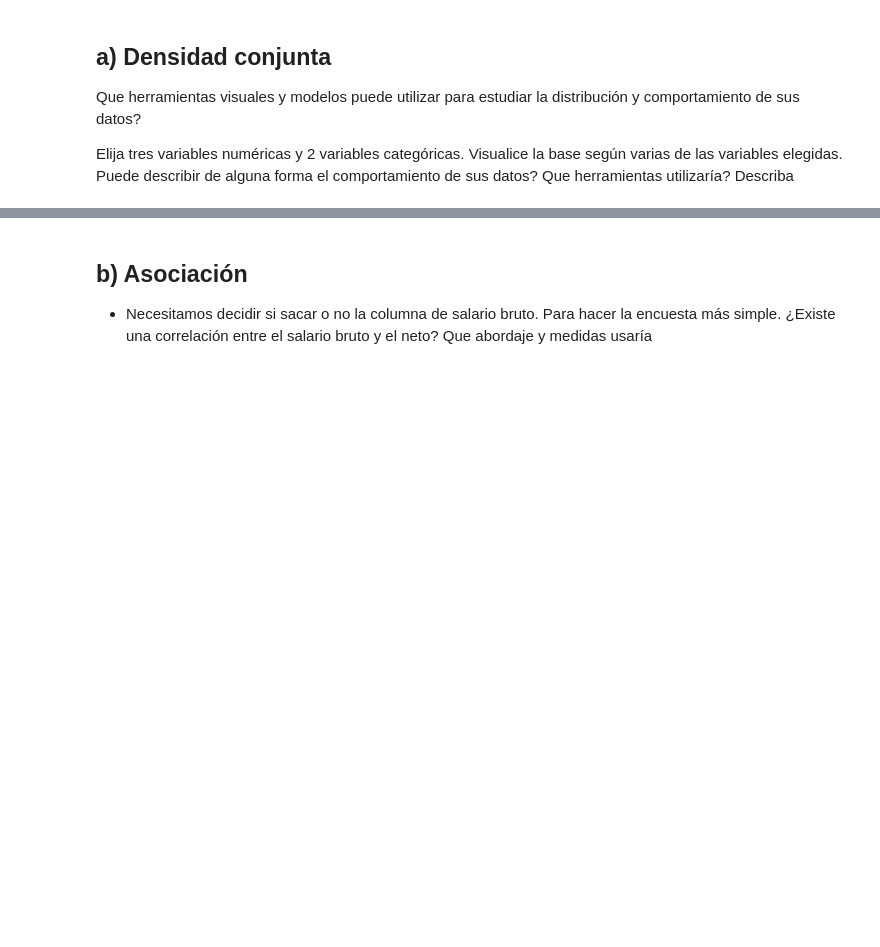
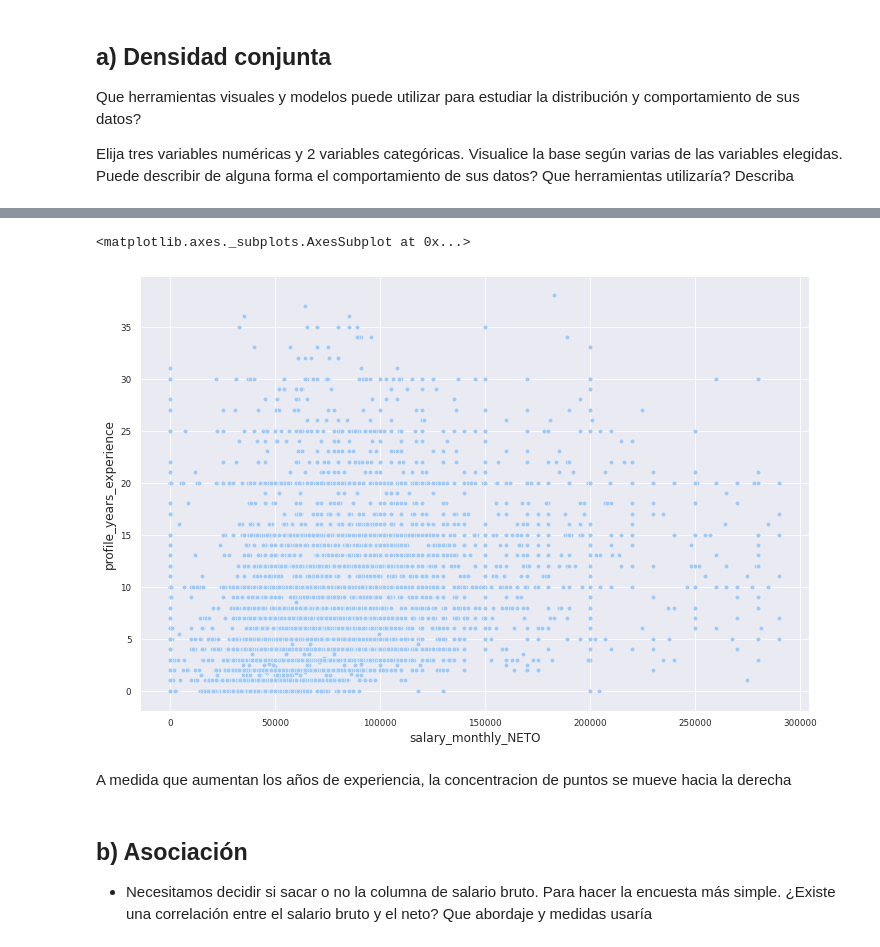
Before and after one commit to Natali-PP/diplodatos2021, a Jupyter notebook: Copia_de_Palas_Atenea_AyVdD_Entregable_Parte_1.ipynb, the cells around one changed output, grey strips where cells are left out. Cells and saved outputs as stored; diff of their text form; code cells hidden in the pictures; blank space fills up the shorter version.

```diff
--- a/Copia_de_Palas_Atenea_AyVdD_Entregable_Parte_1.ipynb
+++ b/Copia_de_Palas_Atenea_AyVdD_Entregable_Parte_1.ipynb
@@ -1388,3 +1502,12 @@ Elija tres variables numéricas y 2 variables categóricas. Visualice la base se
+# %%
+fig, axes = plt.subplots(figsize=(12, 8))
+
+seaborn.scatterplot(data=df_inliers[df_inliers['profile_years_experience']<40], x='salary_monthly_NETO', y='profile_years_experience')
+# %% [output]
+<matplotlib.axes._subplots.AxesSubplot at 0x...>
+[figure, added]
+# %% [markdown]
+A medida que aumentan los años de experiencia, la concentracion de puntos se mueve hacia la derecha
 # %% [markdown]
 ## b) Asociación
 
```
Also changed, not shown: parts of 54 cells of this notebook.
